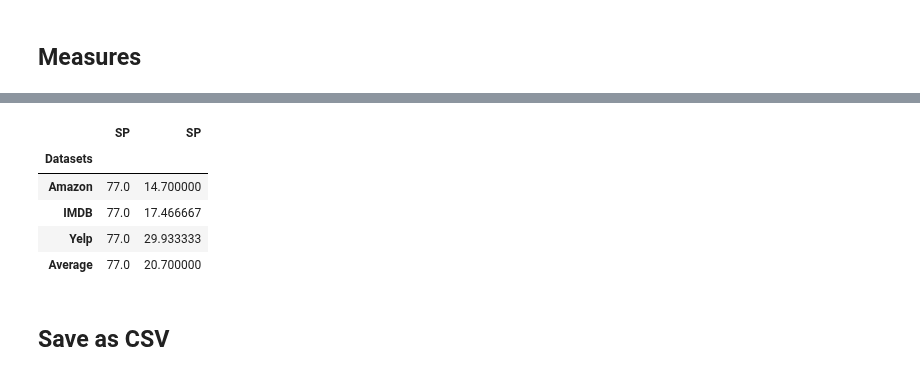
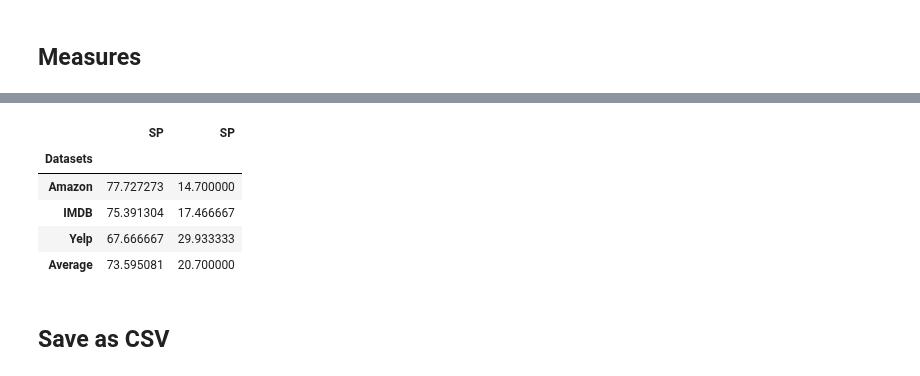
Before and after one commit to devasenan134/GA-SC, a Jupyter notebook: performance_measure/performance_measures.ipynb, the cells around one changed output, grey strips where cells are left out. Cells and saved outputs as stored; diff of their text form; code cells hidden in the pictures.

Commit message:
GA performance measures report saved

```diff
--- a/performance_measure/performance_measures.ipynb
+++ b/performance_measure/performance_measures.ipynb
@@ -7,9 +10,10 @@ from tabulate import tabulate
 # %%
-ga_path = '../pickles/ga/'
+ga_path = '../pickles/ga/30runs/'
 kbga_path = '../pickles/kbga/30runs/'
 # %%
-ga_files = ['n_run_az_100fc_ts.pkl',
-            "n_run_az_ga_100fc_copt_avg.pkl"]
+ga_files = ['30_run_az_ga_ts.pkl',
+            '30_run_imdb_ga_ts.pkl',
+            '30_run_yelp_ga_ts.pkl',]
 # %%
 kbga_files = ['30_run_az_kbga_vp_ts.pkl',
               '30_run_imdb_kbga_vp_ts.pkl',
@@ -254,10 +258,9 @@ def tabulate_runs(save_path, runs):
 runs = 30
 success_thresh = 0.8
 
-ga_az = tabulate_runs(ga_path+"corrected/"+ga_files[0], 5)
-# ga_az = tabulate_runs(kbga_path+kbga_files[0], runs)
-ga_imdb = ga_az
-ga_yelp = ga_az
+ga_az = tabulate_runs(ga_path+ga_files[0], runs)
+ga_imdb = tabulate_runs(ga_path+ga_files[1], runs)
+ga_yelp = tabulate_runs(ga_path+ga_files[2], runs)
 
 kbga_az = tabulate_runs(kbga_path+kbga_files[0], runs)
 kbga_imdb = tabulate_runs(kbga_path+kbga_files[1], runs)
@@ -343,15 +346,15 @@ afes
 # %%
-sp_ga = successful_performance(ga_az, ga_imdb, ga_yelp, success_thresh, 5)
+sp_ga = successful_performance(ga_az, ga_imdb, ga_yelp, success_thresh, runs)
 sp_kbga = successful_performance(kbga_az, kbga_imdb, kbga_yelp, success_thresh, runs)
 sp = pd.concat([sp_ga, sp_kbga], axis=1)
 sp
 # %% [output]
 |  | SP | SP |
 | Datasets |  |  |
-| Amazon | 77.0 | 14.700000 |
-| IMDB | 77.0 | 17.466667 |
-| Yelp | 77.0 | 29.933333 |
-| Average | 77.0 | 20.700000 |
+| Amazon | 77.727273 | 14.700000 |
+| IMDB | 75.391304 | 17.466667 |
+| Yelp | 67.666667 | 29.933333 |
+| Average | 73.595081 | 20.700000 |
 # %% [markdown]
 ## Save as CSV
 # %%
```
Also changed, not shown: parts of 7 cells of this notebook, 2 other files.
